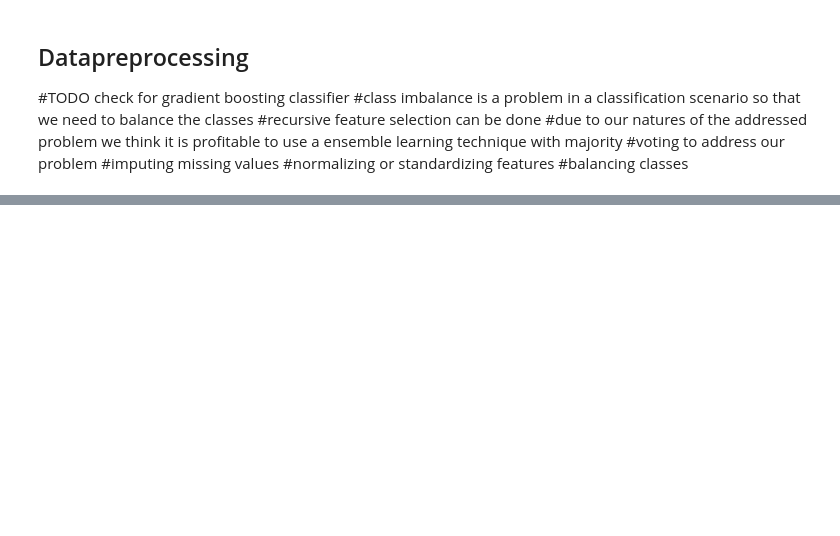
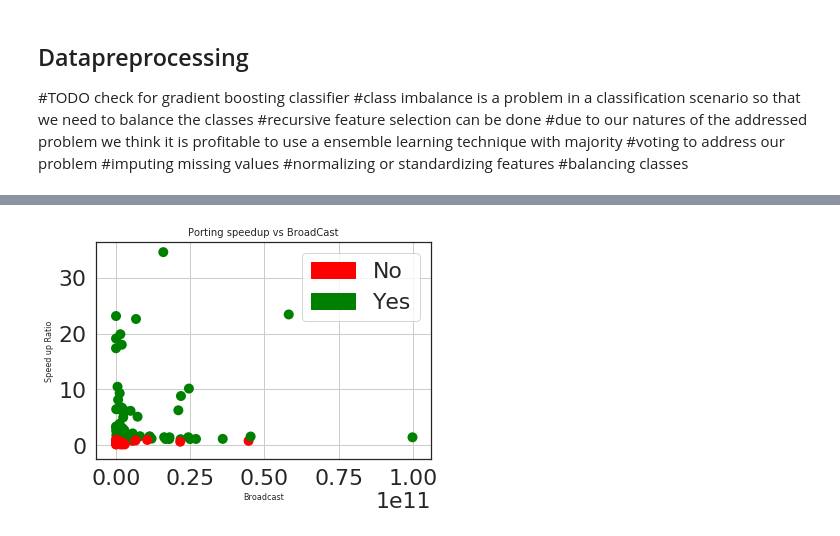
Before and after one commit to rameshka/FYP_GPU_ML, a Jupyter notebook: EDA.ipynb, the cells around one changed output, grey strips where cells are left out. Saved outputs shown, nothing was run; the diff lists cells and outputs as text; code cells hidden in the pictures; blank space fills up the shorter version.

```diff
--- a/EDA.ipynb
+++ b/EDA.ipynb
@@ -84,0 +175,27 @@ plt.show()
+# %%
+broadcast=np.array(Weighted_X['broadCast'])
+
+for i in range(0,samples-1):
+    x, y = [broadcast[i] , ratio[i]]
+    scale = 100.0
+    # determine color
+    class_ = class_A[i]
+    color = ""
+    if ratio[i] >= float(100/80):#0.9 percentage considered here
+        color = "green"
+    else:
+        color = "red"
+
+    plt.scatter(x, y, s=scale, c=color, alpha=1, edgecolor="none")
+
+# Legend
+red_patch = mpatches.Patch(color='red', label='No')
+green_patch = mpatches.Patch(color='green', label='Yes')
+plt.legend(handles=[red_patch, green_patch])
+plt.title("Porting speedup vs BroadCast", fontsize=10)
+plt.xlabel(r'Broadcast', fontsize=8)
+plt.ylabel(r'Speed up Ratio', fontsize=8)
+plt.grid(True)
+plt.show()
+# %% [output]
+[figure, added]
```
Also changed, not shown: parts of 17 cells of this notebook.
